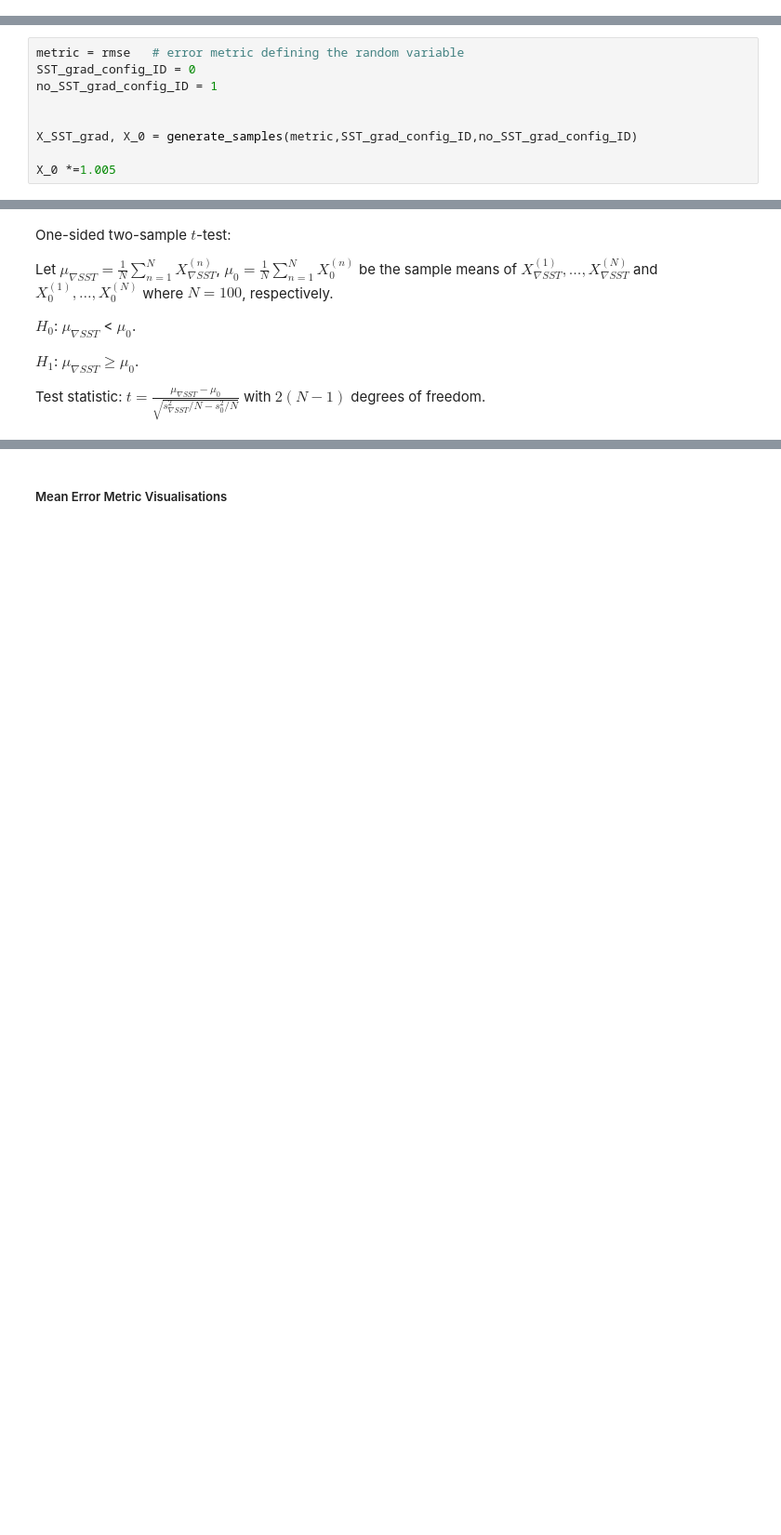
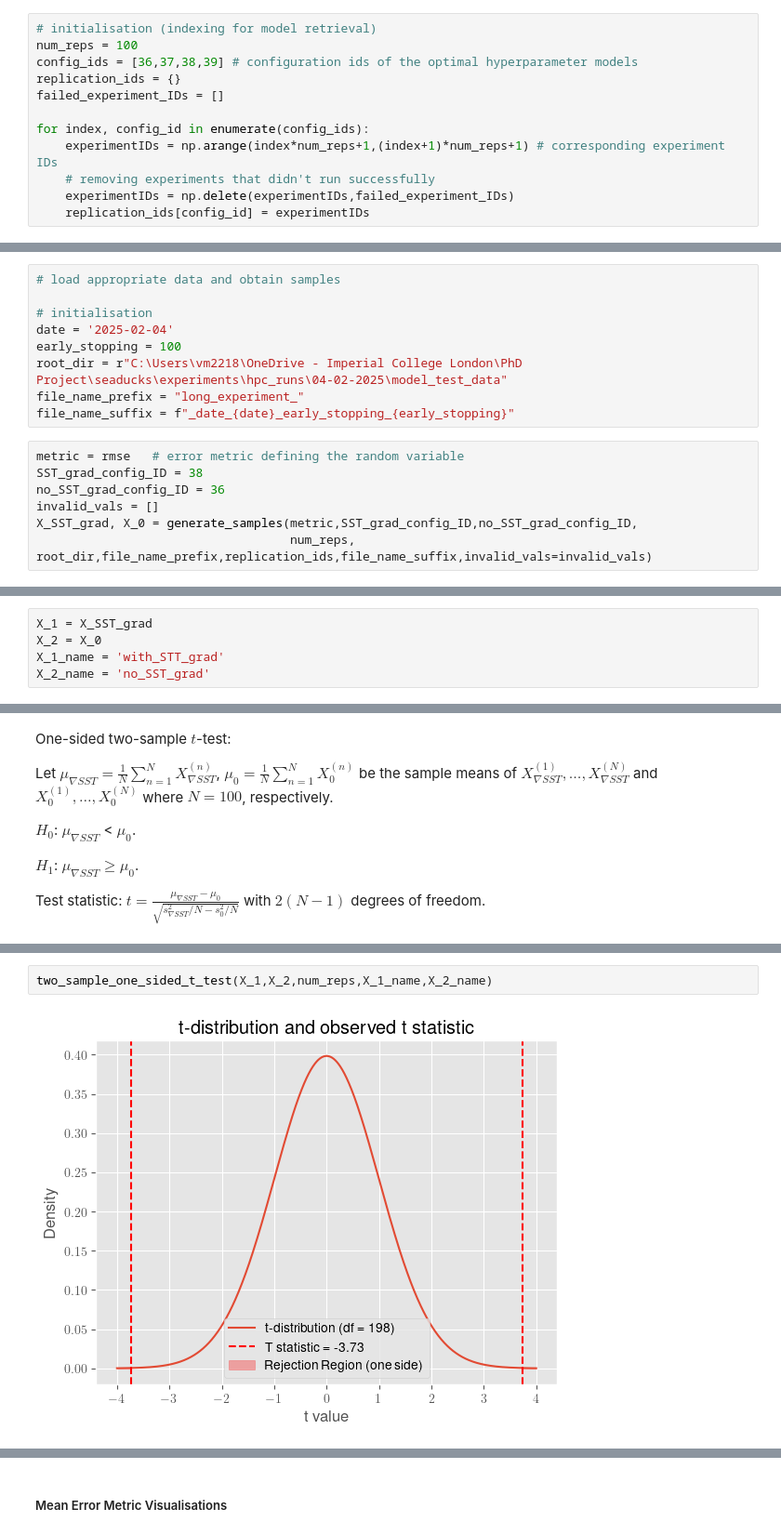
Before and after one commit to vanessamadu/seaducks, a Jupyter notebook: notebooks/Hypothesis Formulation and Testing.ipynb, the cells around one changed output, grey strips where cells are left out. Shown at 93% size. Saved outputs shown, nothing was run; the diff lists cells and outputs as text; blank space fills up the shorter version.

```diff
--- a/notebooks/Hypothesis Formulation and Testing.ipynb
+++ b/notebooks/Hypothesis Formulation and Testing.ipynb
@@ -55,3 +36,15 @@ print(replication_ids)
+# %%
+# initialisation (indexing for model retrieval)
+num_reps = 100
+config_ids = [36,37,38,39] # configuration ids of the optimal hyperparameter models
+replication_ids = {}
+failed_experiment_IDs = []
+
+for index, config_id in enumerate(config_ids):
+    experimentIDs = np.arange(index*num_reps+1,(index+1)*num_reps+1) # corresponding experiment IDs
+    # removing experiments that didn't run successfully
+    experimentIDs = np.delete(experimentIDs,failed_experiment_IDs)
+    replication_ids[config_id] = experimentIDs
 # %% [markdown]
 ## Impact of SST Gradient on Surface Current Prediction using MVN NGBoost
 
@@ -173,9 +132,16 @@ def generate_samples(metric, SST_grad_config_ID, no_SST_grad_config_ID):
+# %%
+# load appropriate data and obtain samples
+
+# initialisation
+date = '2025-02-04'
+early_stopping = 100
+root_dir = r"C:\Users\vm2218\OneDrive - Imperial College London\PhD Project\seaducks\experiments\hpc_runs\04-02-2025\model_test_data"
+file_name_prefix = "long_experiment_"
+file_name_suffix = f"_date_{date}_early_stopping_{early_stopping}"
 # %%
 metric = rmse   # error metric defining the random variable
-SST_grad_config_ID = 0
-no_SST_grad_config_ID = 1
-
-
-X_SST_grad, X_0 = generate_samples(metric,SST_grad_config_ID,no_SST_grad_config_ID)
-
-X_0 *=1.005
+SST_grad_config_ID = 38
+no_SST_grad_config_ID = 36
+invalid_vals = []
+X_SST_grad, X_0 = generate_samples(metric,SST_grad_config_ID,no_SST_grad_config_ID,
+                                   num_reps, root_dir,file_name_prefix,replication_ids,file_name_suffix,invalid_vals=invalid_vals)
@@ -222,0 +155,5 @@ p = 0.92
+# %%
+X_1 = X_SST_grad
+X_2 = X_0
+X_1_name = 'with_STT_grad'
+X_2_name = 'no_SST_grad'
@@ -280,0 +182,4 @@ mean_0 = 15.53
+# %%
+two_sample_one_sided_t_test(X_1,X_2,num_reps,X_1_name,X_2_name)
+# %% [output]
+[figure, added]
```
Also changed, not shown: parts of 11 cells of this notebook, 1 other file.
